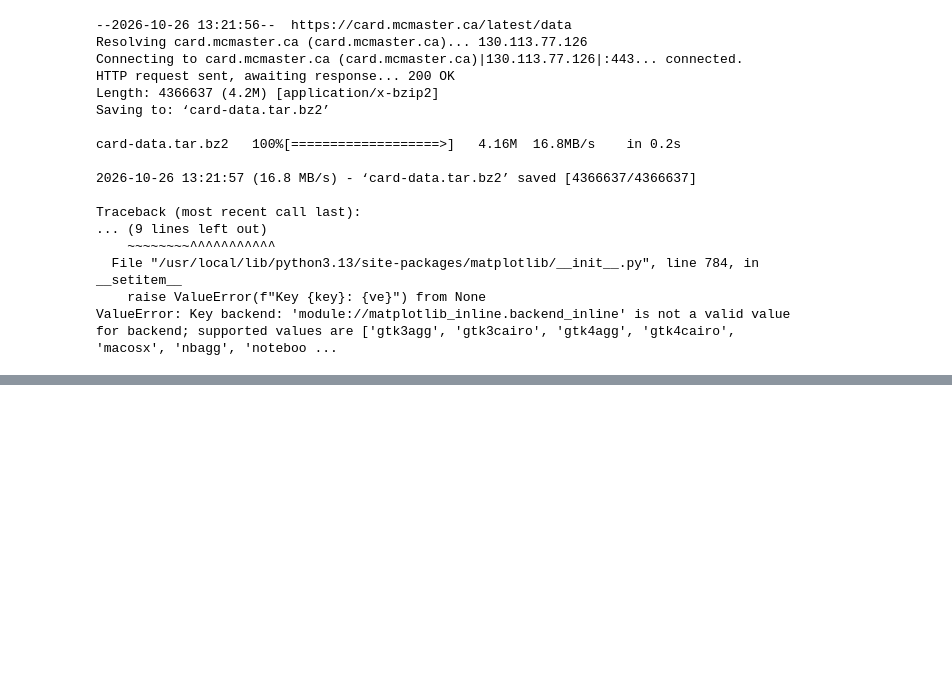
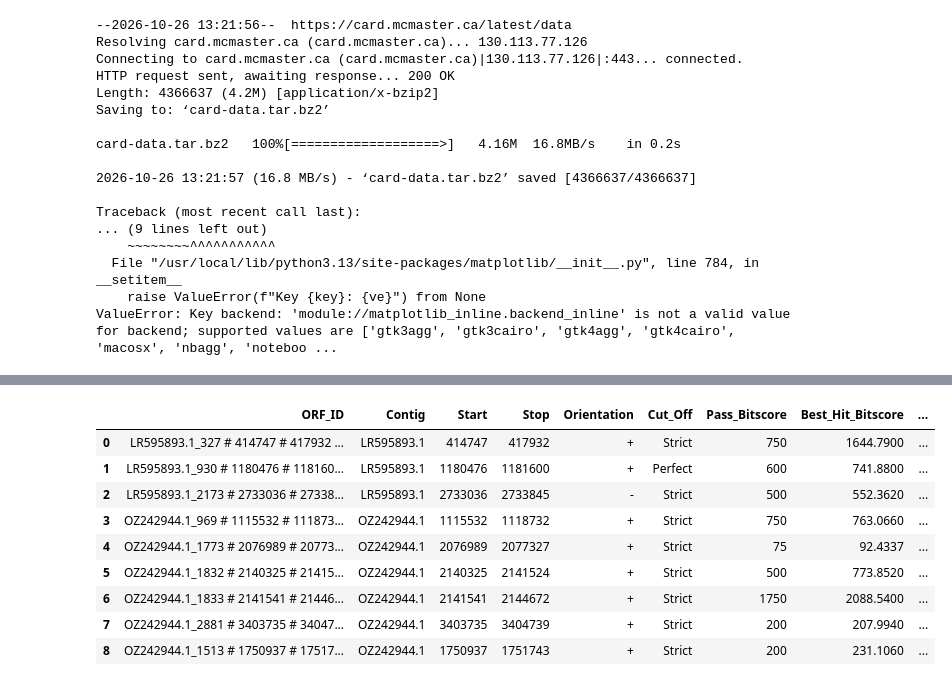
Before and after one commit to emiralpbastas/Burkholderia-ARG-Analysis, a Jupyter notebook: Untitled7.ipynb, the cells around one changed output, grey strips where cells are left out. Cells and saved outputs as stored; diff of their text form; code cells hidden in the pictures; blank space fills up the shorter version.

```diff
--- a/Untitled7.ipynb
+++ b/Untitled7.ipynb
@@ -79,0 +105,17 @@ ValueError: Key backend: 'module://matplotlib_inline.backend_inline' is not a va
+# %%
+import pandas as pd
+
+df_results = pd.read_csv('rgi_sonuclari.txt', sep='\t')
+pd.set_option('display.max_columns', None)
+display(df_results.head(10))
+# %% [output]
+|  | ORF_ID | Contig | Start | Stop | Orientation | Cut_Off | Pass_Bitscore | Best_Hit_Bitscore | ... |
+| 0 | LR595893.1_327 # 414747 # 417932 ... | LR595893.1 | 414747 | 417932 | + | Strict | 750 | 1644.7900 | ... |
+| 1 | LR595893.1_930 # 1180476 # 118160... | LR595893.1 | 1180476 | 1181600 | + | Perfect | 600 | 741.8800 | ... |
+| 2 | LR595893.1_2173 # 2733036 # 27338... | LR595893.1 | 2733036 | 2733845 | - | Strict | 500 | 552.3620 | ... |
+| 3 | OZ242944.1_969 # 1115532 # 111873... | OZ242944.1 | 1115532 | 1118732 | + | Strict | 750 | 763.0660 | ... |
+| 4 | OZ242944.1_1773 # 2076989 # 20773... | OZ242944.1 | 2076989 | 2077327 | + | Strict | 75 | 92.4337 | ... |
+| 5 | OZ242944.1_1832 # 2140325 # 21415... | OZ242944.1 | 2140325 | 2141524 | + | Strict | 500 | 773.8520 | ... |
+| 6 | OZ242944.1_1833 # 2141541 # 21446... | OZ242944.1 | 2141541 | 2144672 | + | Strict | 1750 | 2088.5400 | ... |
+| 7 | OZ242944.1_2881 # 3403735 # 34047... | OZ242944.1 | 3403735 | 3404739 | + | Strict | 200 | 207.9940 | ... |
+| 8 | OZ242944.1_1513 # 1750937 # 17517... | OZ242944.1 | 1750937 | 1751743 | + | Strict | 200 | 231.1060 | ... |
```
Also changed, not shown: parts of 4 cells of this notebook.
